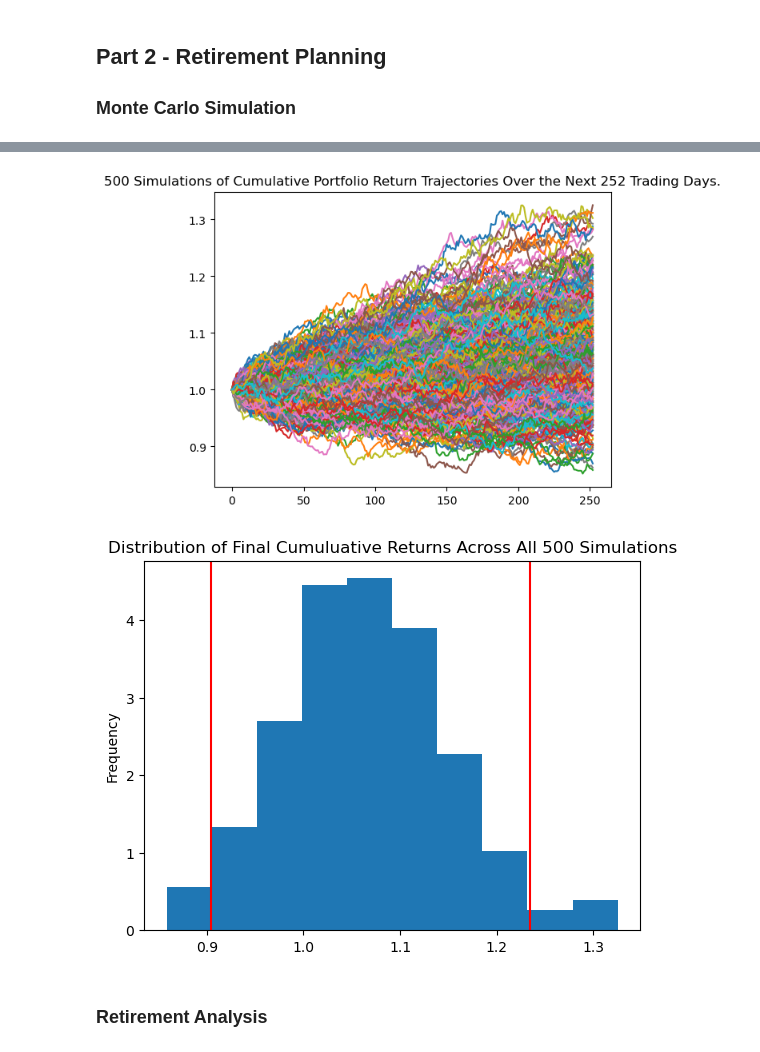
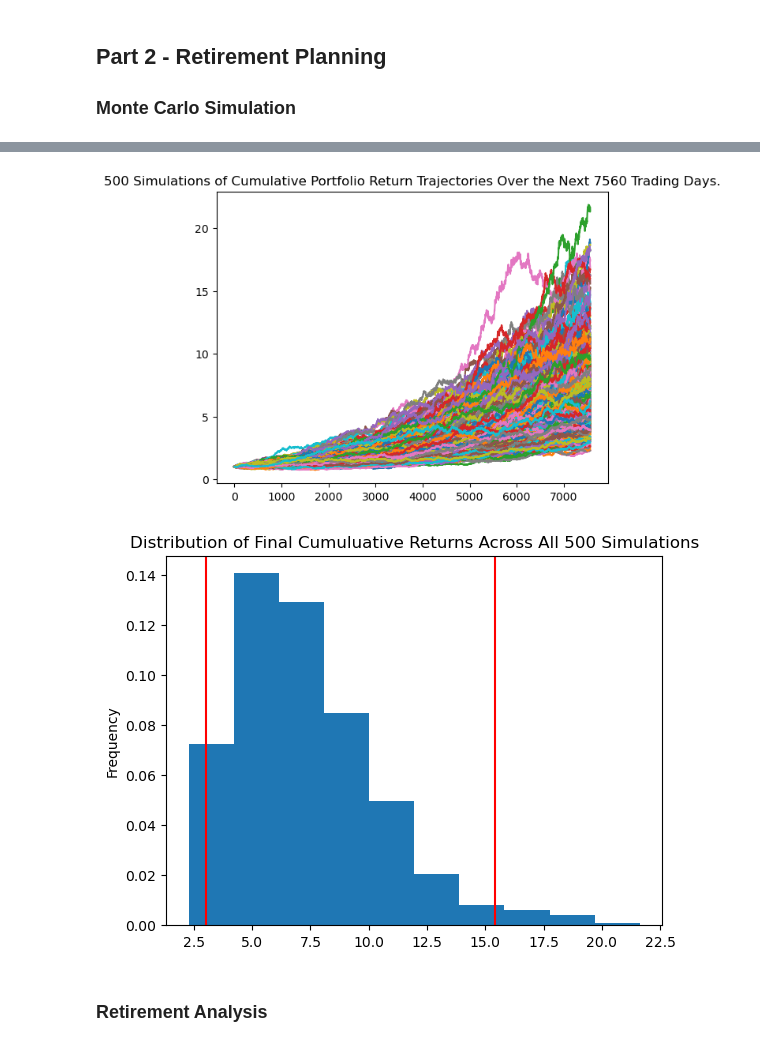
Before and after one commit to ravyeles/Columbia-FinTech-Bootcamp, a Jupyter notebook: Assignments/Module 5 - Feb 7th/financial-planner.ipynb, the cells around one changed output, grey strips where cells are left out. Saved outputs shown, nothing was run; the diff lists cells and outputs as text; code cells hidden in the pictures.

```diff
--- a/Assignments/Module 5 - Feb 7th/financial-planner.ipynb
+++ b/Assignments/Module 5 - Feb 7th/financial-planner.ipynb
@@ -187,7 +187,6 @@ SPY = df_stock_data[df_stock_data['symbol']=='SPY'].drop('symbol', axis=1)
 
 # Concatenate the ticker DataFrames
 df_stock_data = pd.concat([AGG,SPY],keys=['AGG','SPY'],axis=1)
-df_stock_data.index = df_stock_data['timestamp']
 # Display sample data
 df_stock_data.head()
 # %% [output]
@@ -195,5 +201,5 @@ KeyError: 'timestamp'
 # %%
 # Configuring a Monte Carlo simulation to forecast 30 years cumulative returns
-MC_fiveyear = MCSimulation(portfolio_data = df_stock_data,weights = [.60,.40],num_simulation = 500,num_trading_days = 252*1)
+MC_thirtyyear = MCSimulation(portfolio_data = df_stock_data,weights = [.60,.40],num_simulation = 500,num_trading_days = 252*30)
 # %%
 # Printing the simulation input data
@@ -264,13 +243,13 @@ Running Monte Carlo simulation number 490.
 # %%
 # Plot simulation outcomes
-line_plot = MC_fiveyear.plot_simulation()
+line_plot = MC_thirtyyear.plot_simulation()
 # %% [output]
-[figure, old version]
+[figure, new version]
 # %%
 # Plot probability distribution and confidence intervals
-dist_plot = MC_fiveyear.plot_distribution()
+dist_plot = MC_thirtyyear.plot_distribution()
 # %% [output]
-[figure, old version]
+[figure, new version]
 # %% [markdown]
 ### Retirement Analysis
 # %%
```
Also changed, not shown: parts of 25 cells of this notebook, 7 other files.
